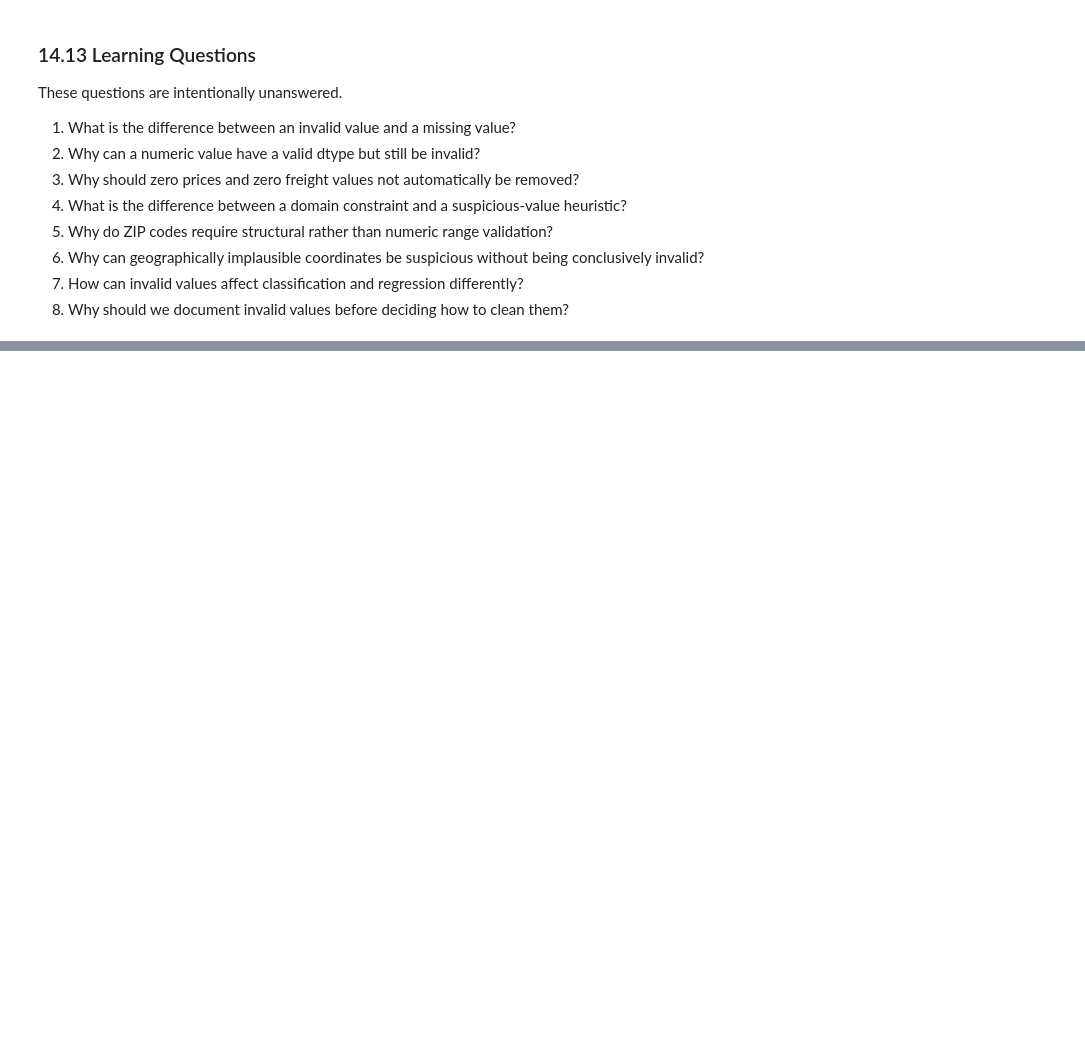
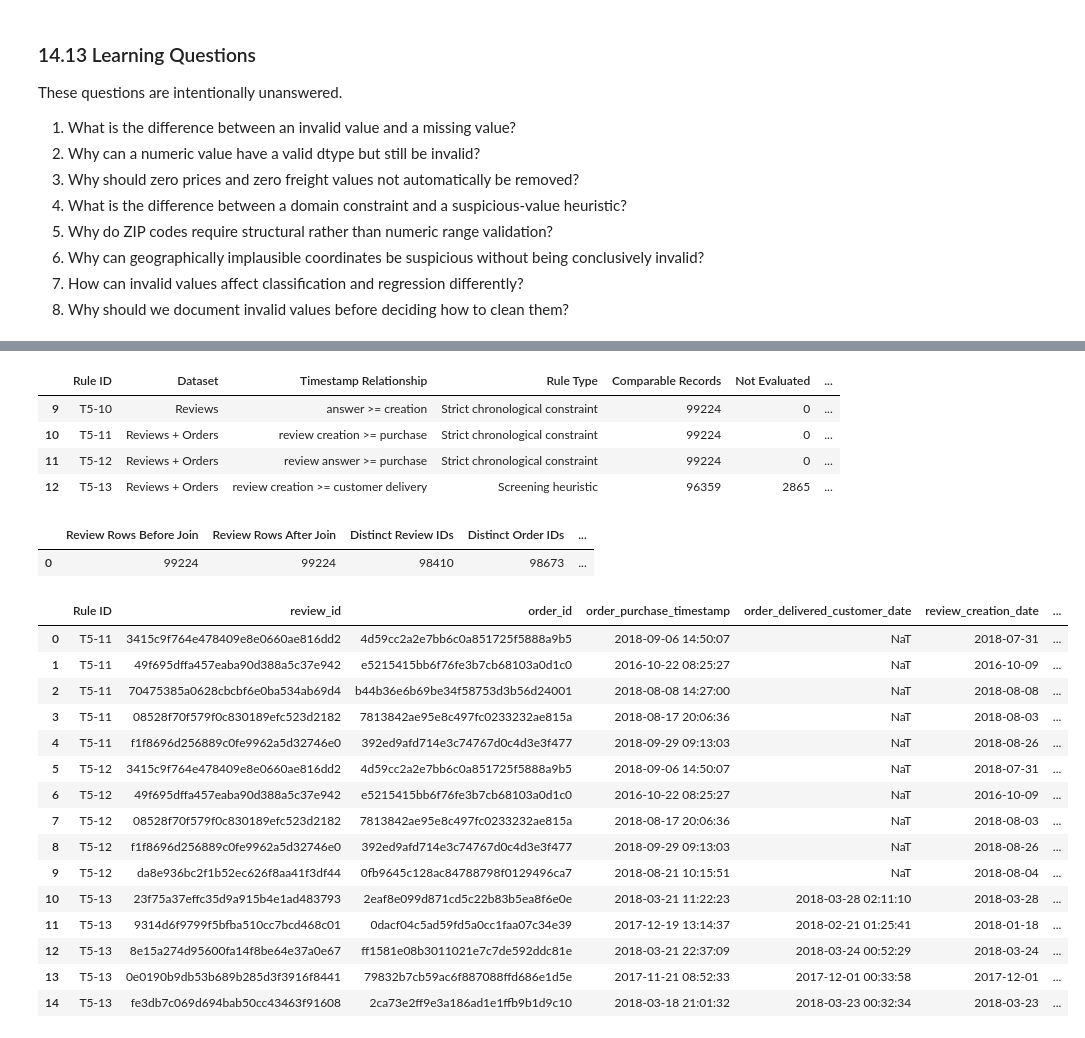
Before and after one commit to mmubashir95/ecommerce-delivery-intelligence, a Jupyter notebook: notebooks/02_data_quality.ipynb, the cells around one changed output, grey strips where cells are left out. Saved outputs shown, nothing was run; the diff lists cells and outputs as text; code cells hidden in the pictures; blank space fills up the shorter version.

```diff
--- a/notebooks/02_data_quality.ipynb
+++ b/notebooks/02_data_quality.ipynb
@@ -2807,0 +3221,56 @@ These questions are intentionally unanswered.
+# %%
+review_temporal = reviews_temporal.merge(
+    orders_temporal[["order_id", "order_purchase_timestamp", "order_delivered_customer_date"]],
+    on="order_id", how="left", validate="many_to_one",
+)
+assert len(review_temporal) == len(reviews_temporal), "Review join changed row count."
+assert review_temporal["order_id"].nunique() == reviews_temporal["order_id"].nunique(), "Review order coverage changed."
+
+for rule_id, left_column, right_column, evidence, action in [
+    ("T5-10", "review_answer_timestamp", "review_creation_date", "Answer-before-creation contradicts review-record semantics.", "Investigate source timestamps; do not reorder them."),
+    ("T5-11", "review_creation_date", "order_purchase_timestamp", "Review creation before purchase contradicts the linked order lifecycle.", "Investigate duplicated/reused identifiers and source timing."),
+    ("T5-12", "review_answer_timestamp", "order_purchase_timestamp", "Review answer before purchase contradicts the linked order lifecycle.", "Investigate duplicated/reused identifiers and source timing."),
+    ("T5-13", "review_creation_date", "order_delivered_customer_date", "Creation before recorded delivery is unusual, but the review-request process is not fully documented.", "Retain for retrospective investigation; never use reviews as predictors."),
+]:
+    _, violation = record_temporal_rule(
+        rule_id, review_temporal, left_column, right_column,
+        review_temporal[left_column].lt(review_temporal[right_column]), evidence, action,
+        ["review_id", "order_id", "order_purchase_timestamp", "order_delivered_customer_date", "review_creation_date", "review_answer_timestamp"],
+    )
+    temporal_findings_rows[-1]["Evidence"] += f" Distinct affected orders: {review_temporal.loc[violation, 'order_id'].nunique()}."
+
+review_cardinality_context = pd.DataFrame([{
+    "Review Rows Before Join": len(reviews_temporal),
+    "Review Rows After Join": len(review_temporal),
+    "Distinct Review IDs": reviews_temporal["review_id"].nunique(),
+    "Distinct Order IDs": reviews_temporal["order_id"].nunique(),
+    "Orders With Multiple Review Rows": int(reviews_temporal["order_id"].duplicated(keep=False).groupby(reviews_temporal["order_id"]).any().sum()),
+}])
+display(pd.DataFrame(temporal_findings_rows).query("`Rule ID` in ['T5-10', 'T5-11', 'T5-12', 'T5-13']"))
+display(review_cardinality_context)
+if temporal_samples:
+    display(pd.concat([sample for sample in temporal_samples if sample["Rule ID"].iloc[0] in {"T5-10", "T5-11", "T5-12", "T5-13"}], ignore_index=True, sort=False))
+# %% [output]
+|  | Rule ID | Dataset | Timestamp Relationship | Rule Type | Comparable Records | Not Evaluated | ... |
+| 9 | T5-10 | Reviews | answer >= creation | Strict chronological constraint | 99224 | 0 | ... |
+| 10 | T5-11 | Reviews + Orders | review creation >= purchase | Strict chronological constraint | 99224 | 0 | ... |
+| 11 | T5-12 | Reviews + Orders | review answer >= purchase | Strict chronological constraint | 99224 | 0 | ... |
+| 12 | T5-13 | Reviews + Orders | review creation >= customer delivery | Screening heuristic | 96359 | 2865 | ... |
+|  | Review Rows Before Join | Review Rows After Join | Distinct Review IDs | Distinct Order IDs | ... |
+| 0 | 99224 | 99224 | 98410 | 98673 | ... |
+|  | Rule ID | review_id | order_id | order_purchase_timestamp | order_delivered_customer_date | review_creation_date | ... |
+| 0 | T5-11 | 3415c9f764e478409e8e0660ae816dd2 | 4d59cc2a2e7bb6c0a851725f5888a9b5 | 2018-09-06 14:50:07 | NaT | 2018-07-31 | ... |
+| 1 | T5-11 | 49f695dffa457eaba90d388a5c37e942 | e5215415bb6f76fe3b7cb68103a0d1c0 | 2016-10-22 08:25:27 | NaT | 2016-10-09 | ... |
+| 2 | T5-11 | 70475385a0628cbcbf6e0ba534ab69d4 | b44b36e6b69be34f58753d3b56d24001 | 2018-08-08 14:27:00 | NaT | 2018-08-08 | ... |
+| 3 | T5-11 | 08528f70f579f0c830189efc523d2182 | 7813842ae95e8c497fc0233232ae815a | 2018-08-17 20:06:36 | NaT | 2018-08-03 | ... |
+| 4 | T5-11 | f1f8696d256889c0fe9962a5d32746e0 | 392ed9afd714e3c74767d0c4d3e3f477 | 2018-09-29 09:13:03 | NaT | 2018-08-26 | ... |
+| 5 | T5-12 | 3415c9f764e478409e8e0660ae816dd2 | 4d59cc2a2e7bb6c0a851725f5888a9b5 | 2018-09-06 14:50:07 | NaT | 2018-07-31 | ... |
+| 6 | T5-12 | 49f695dffa457eaba90d388a5c37e942 | e5215415bb6f76fe3b7cb68103a0d1c0 | 2016-10-22 08:25:27 | NaT | 2016-10-09 | ... |
+| 7 | T5-12 | 08528f70f579f0c830189efc523d2182 | 7813842ae95e8c497fc0233232ae815a | 2018-08-17 20:06:36 | NaT | 2018-08-03 | ... |
+| 8 | T5-12 | f1f8696d256889c0fe9962a5d32746e0 | 392ed9afd714e3c74767d0c4d3e3f477 | 2018-09-29 09:13:03 | NaT | 2018-08-26 | ... |
+| 9 | T5-12 | da8e936bc2f1b52ec626f8aa41f3df44 | 0fb9645c128ac84788798f0129496ca7 | 2018-08-21 10:15:51 | NaT | 2018-08-04 | ... |
+| 10 | T5-13 | 23f75a37effc35d9a915b4e1ad483793 | 2eaf8e099d871cd5c22b83b5ea8f6e0e | 2018-03-21 11:22:23 | 2018-03-28 02:11:10 | 2018-03-28 | ... |
+| 11 | T5-13 | 9314d6f9799f5bfba510cc7bcd468c01 | 0dacf04c5ad59fd5a0cc1faa07c34e39 | 2017-12-19 13:14:37 | 2018-02-21 01:25:41 | 2018-01-18 | ... |
+| 12 | T5-13 | 8e15a274d95600fa14f8be64e37a0e67 | ff1581e08b3011021e7c7de592ddc81e | 2018-03-21 22:37:09 | 2018-03-24 00:52:29 | 2018-03-24 | ... |
+| 13 | T5-13 | 0e0190b9db53b689b285d3f3916f8441 | 79832b7cb59ac6f887088ffd686e1d5e | 2017-11-21 08:52:33 | 2017-12-01 00:33:58 | 2017-12-01 | ... |
+| 14 | T5-13 | fe3db7c069d694bab50cc43463f91608 | 2ca73e2ff9e3a186ad1e1ffb9b1d9c10 | 2018-03-18 21:01:32 | 2018-03-23 00:32:34 | 2018-03-23 | ... |
```
Also changed, not shown: parts of 25 cells of this notebook.
